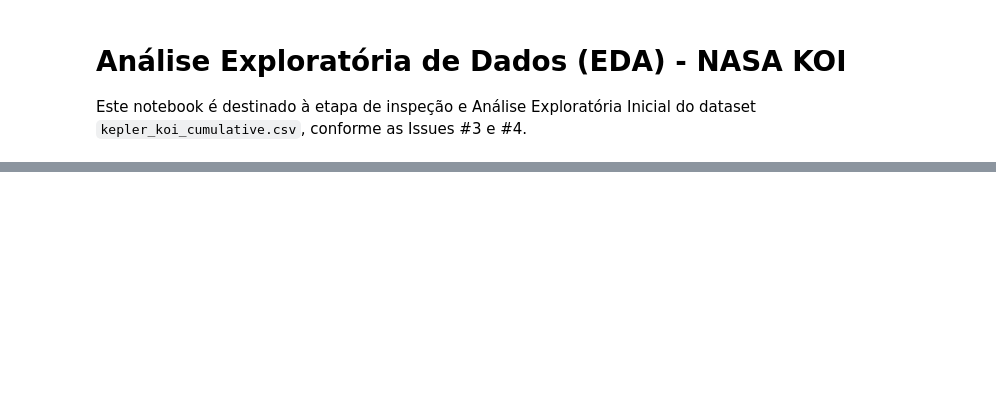
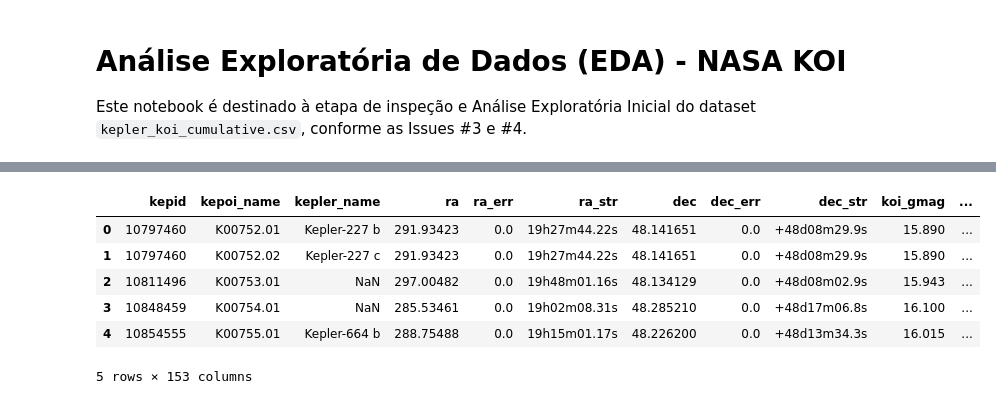
Before and after one commit to mateus-s-a/Trabalho-IA-Redes-Neurais-NASA, a Jupyter notebook: notebooks/01_eda_koi.ipynb, the cells around one changed output, grey strips where cells are left out. Drawn from its saved outputs; the diff is of its cells as text; code cells hidden in the pictures; blank space fills up the shorter version.

```diff
--- a/notebooks/01_eda_koi.ipynb
+++ b/notebooks/01_eda_koi.ipynb
@@ -46,3 +77,17 @@ import seaborn as sns
 # Configurações básicas de plotagem
 sns.set_theme(style="whitegrid")
 plt.rcParams['figure.figsize'] = (10, 6)
+# %%
+import pandas as pd
+
+url = 'https://exoplanetarchive.ipac.caltech.edu/TAP/sync?query=select+*+from+cumulative&format=csv'
+koi = pd.read_csv(url)
+koi.head() # carrega csv
+# %% [output]
+|  | kepid | kepoi_name | kepler_name | ra | ra_err | ra_str | dec | dec_err | dec_str | koi_gmag | ... |
+| 0 | 10797460 | K00752.01 | Kepler-227 b | 291.93423 | 0.0 | 19h27m44.22s | 48.141651 | 0.0 | +48d08m29.9s | 15.890 | ... |
+| 1 | 10797460 | K00752.02 | Kepler-227 c | 291.93423 | 0.0 | 19h27m44.22s | 48.141651 | 0.0 | +48d08m29.9s | 15.890 | ... |
+| 2 | 10811496 | K00753.01 | NaN | 297.00482 | 0.0 | 19h48m01.16s | 48.134129 | 0.0 | +48d08m02.9s | 15.943 | ... |
+| 3 | 10848459 | K00754.01 | NaN | 285.53461 | 0.0 | 19h02m08.31s | 48.285210 | 0.0 | +48d17m06.8s | 16.100 | ... |
+| 4 | 10854555 | K00755.01 | Kepler-664 b | 288.75488 | 0.0 | 19h15m01.17s | 48.226200 | 0.0 | +48d13m34.3s | 16.015 | ... |
+5 rows × 153 columns
```
Also changed, not shown: parts of 8 cells of this notebook.
